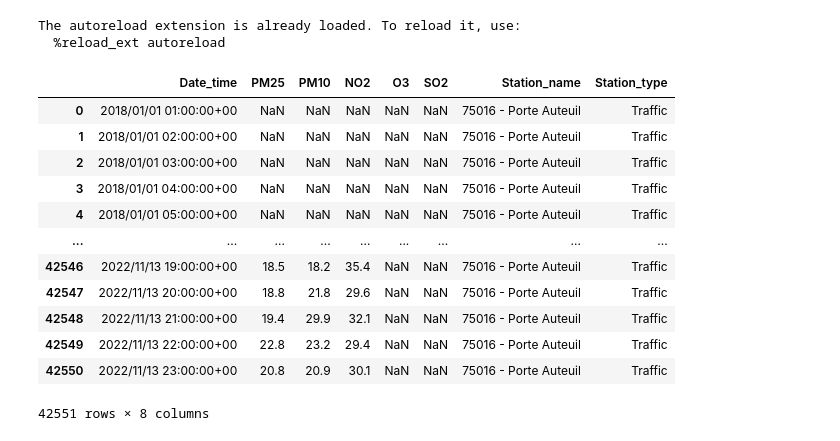
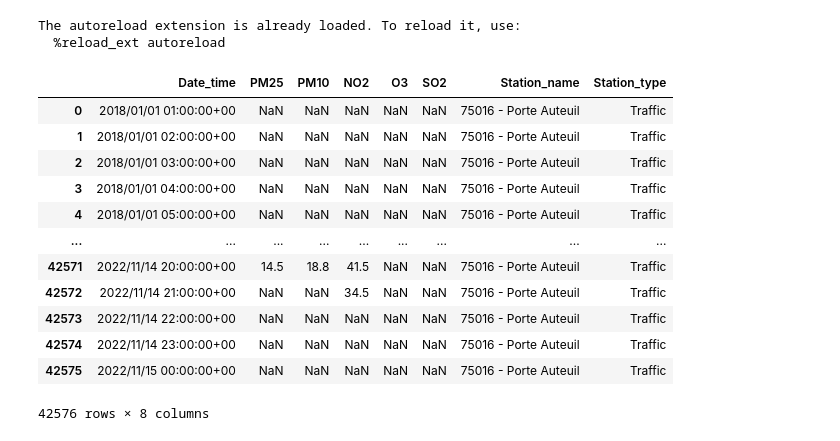
Before and after one commit to TheLab75/ParisDeepAirProject, a Jupyter notebook: notebooks/Edouard/Edouard - Test vendredi soir 2 décembre.ipynb, the cells around one changed output. Drawn from its saved outputs; the diff is of its cells as text; code cells hidden in the pictures.

```diff
--- a/notebooks/Edouard/Edouard - Test vendredi soir 2 décembre.ipynb
+++ b/notebooks/Edouard/Edouard - Test vendredi soir 2 décembre.ipynb
@@ -1,28 +1,27 @@
 # %%
 %load_ext autoreload
 %autoreload 2
 
 import pandas as pd
 
 PA75016_df = pd.read_csv("../../data/pollution/2_Processed/PA75016.csv").copy()
-PA75016_df = PA75016_df[:-25]
 PA75016_df
 # %% [output]
 The autoreload extension is already loaded. To reload it, use:
   %reload_ext autoreload
 |  | Date_time | PM25 | PM10 | NO2 | O3 | SO2 | Station_name | Station_type |
 | 0 | 2018/01/01 01:00:00+00 | NaN | NaN | NaN | NaN | NaN | 75016 - Porte Auteuil | Traffic |
 | 1 | 2018/01/01 02:00:00+00 | NaN | NaN | NaN | NaN | NaN | 75016 - Porte Auteuil | Traffic |
 | 2 | 2018/01/01 03:00:00+00 | NaN | NaN | NaN | NaN | NaN | 75016 - Porte Auteuil | Traffic |
 | 3 | 2018/01/01 04:00:00+00 | NaN | NaN | NaN | NaN | NaN | 75016 - Porte Auteuil | Traffic |
 | 4 | 2018/01/01 05:00:00+00 | NaN | NaN | NaN | NaN | NaN | 75016 - Porte Auteuil | Traffic |
 | ... | ... | ... | ... | ... | ... | ... | ... | ... |
-| 42546 | 2022/11/13 19:00:00+00 | 18.5 | 18.2 | 35.4 | NaN | NaN | 75016 - Porte Auteuil | Traffic |
-| 42547 | 2022/11/13 20:00:00+00 | 18.8 | 21.8 | 29.6 | NaN | NaN | 75016 - Porte Auteuil | Traffic |
-| 42548 | 2022/11/13 21:00:00+00 | 19.4 | 29.9 | 32.1 | NaN | NaN | 75016 - Porte Auteuil | Traffic |
-| 42549 | 2022/11/13 22:00:00+00 | 22.8 | 23.2 | 29.4 | NaN | NaN | 75016 - Porte Auteuil | Traffic |
-| 42550 | 2022/11/13 23:00:00+00 | 20.8 | 20.9 | 30.1 | NaN | NaN | 75016 - Porte Auteuil | Traffic |
+| 42571 | 2022/11/14 20:00:00+00 | 14.5 | 18.8 | 41.5 | NaN | NaN | 75016 - Porte Auteuil | Traffic |
+| 42572 | 2022/11/14 21:00:00+00 | NaN | NaN | 34.5 | NaN | NaN | 75016 - Porte Auteuil | Traffic |
+| 42573 | 2022/11/14 22:00:00+00 | NaN | NaN | NaN | NaN | NaN | 75016 - Porte Auteuil | Traffic |
+| 42574 | 2022/11/14 23:00:00+00 | NaN | NaN | NaN | NaN | NaN | 75016 - Porte Auteuil | Traffic |
+| 42575 | 2022/11/15 00:00:00+00 | NaN | NaN | NaN | NaN | NaN | 75016 - Porte Auteuil | Traffic |
-42551 rows × 8 columns
+42576 rows × 8 columns
 # %%
 from workflow.preprocessing import preprocess
 
```
Also changed, not shown: parts of 2 cells of this notebook, 11 other files.
